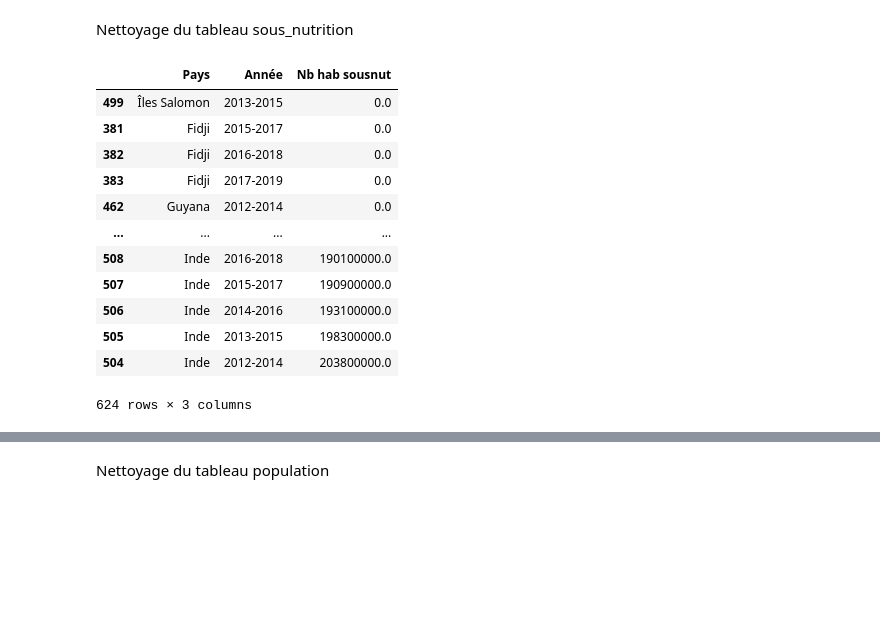
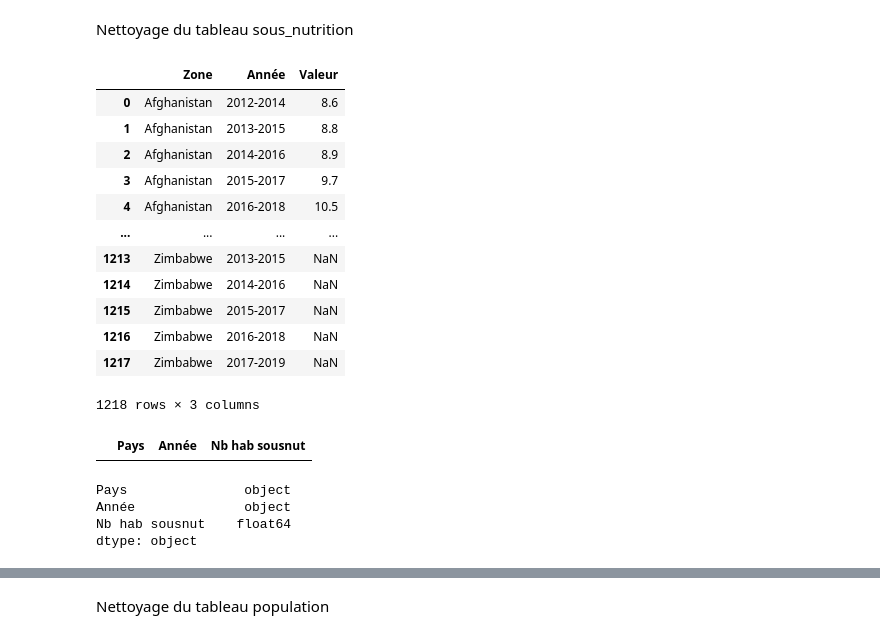
Before and after one commit to Randasabag/Etude_Sante_Publique, a Jupyter notebook: P4_alsabbagh_Etude_Sante_Publique.ipynb, the cells around one changed output, grey strips where cells are left out. Drawn from its saved outputs; the diff is of its cells as text; code cells hidden in the pictures; blank space fills up the shorter version.

```diff
--- a/P4_alsabbagh_Etude_Sante_Publique.ipynb
+++ b/P4_alsabbagh_Etude_Sante_Publique.ipynb
@@ -54,0 +60,2 @@ import matplotlib.pyplot as plt
+# %%
+uploaded = files.upload()
@@ -55,49 +68,52 @@ import matplotlib.pyplot as plt
 # %% [markdown]
 **Lecture des fichiers csv : aide_alimentaire, population, sous_nutrition, dispo_alimentaire**
 # %%
-df_aa=pd.read_csv("aide_alimentaire.csv")
-df_da=pd.read_csv("dispo_alimentaire.csv")
-df_pop=pd.read_csv("population.csv")
-df_sn=pd.read_csv("sous_nutrition.csv")
+df_aa=pd.read_csv(io.BytesIO(uploaded['aide_alimentaire.csv']))
+df_da=pd.read_csv(io.BytesIO(uploaded["dispo_alimentaire.csv"]))
+df_pop=pd.read_csv(io.BytesIO(uploaded["population.csv"]))
+df_sn=pd.read_csv(io.BytesIO(uploaded["sous_nutrition.csv"]))
 # %% [markdown]
 Les informations sont demandées  pour l’année 2017.
 # %% [markdown]
 <font color='cyan'>**PRE-TRAITEMENT DES DONNEES**<font/>
 # %% [markdown]
 Nettoyage du tableau sous_nutrition
+# %%
+df_sn
+# %% [output]
+|  | Zone | Année | Valeur |
+| 0 | Afghanistan | 2012-2014 | 8.6 |
+| 1 | Afghanistan | 2013-2015 | 8.8 |
+| 2 | Afghanistan | 2014-2016 | 8.9 |
+| 3 | Afghanistan | 2015-2017 | 9.7 |
+| 4 | Afghanistan | 2016-2018 | 10.5 |
+| ... | ... | ... | ... |
+| 1213 | Zimbabwe | 2013-2015 | NaN |
+| 1214 | Zimbabwe | 2014-2016 | NaN |
+| 1215 | Zimbabwe | 2015-2017 | NaN |
+| 1216 | Zimbabwe | 2016-2018 | NaN |
+| 1217 | Zimbabwe | 2017-2019 | NaN |
+1218 rows × 3 columns
 # %%
 #renomme la colonne Valeur par Nb hab sousnut pour avoir un sens plus explicite et faire la différence avec les colonnes des autres tables
 df_sn=df_sn.rename(columns={'Valeur':'Nb hab sousnut','Zone':'Pays'})
 
 #existence de valeurs null
-df_sn=df_sn[df_sn['Nb hab sousnut'].notnull()]
+df_sn[df_sn['Nb hab sousnut'].notnull()]
 
 #pas de doublons
 df_sn[(df_sn.duplicated(keep=False))==True]
-
-#remplace la valeur '<0.1' (inferieure à 100000 personnes) par 0 (impact faible)
-df_sn['Nb hab sousnut']=df_sn['Nb hab sousnut'].replace(['<0.1'],'0')
-
-#changement de types des champs
-df_sn=df_sn.astype({'Pays':str, 'Année':str, 'Nb hab sousnut':float})
-df_sn.dtypes
-
-#conversion pour avoir les mêmes unités entre les differentes données : *1000000 du nombre d'habitants en sous-nutrition
-df_snut['Nb hab sousnut']=df_sn['Nb hab sousnut']*1000000
-
-#Affiche les lignes ordonnées par odre croissant en fonction du nombre d'habitants en sous nutrition
-df_snut.sort_values(['Nb hab sousnut'])
 # %% [output]
 |  | Pays | Année | Nb hab sousnut |
-| 499 | Îles Salomon | 2013-2015 | 0.0 |
-| 381 | Fidji | 2015-2017 | 0.0 |
-| 382 | Fidji | 2016-2018 | 0.0 |
-| 383 | Fidji | 2017-2019 | 0.0 |
-| 462 | Guyana | 2012-2014 | 0.0 |
-| ... | ... | ... | ... |
-| 508 | Inde | 2016-2018 | 190100000.0 |
-| 507 | Inde | 2015-2017 | 190900000.0 |
-| 506 | Inde | 2014-2016 | 193100000.0 |
-| 505 | Inde | 2013-2015 | 198300000.0 |
-| 504 | Inde | 2012-2014 | 203800000.0 |
-624 rows × 3 columns
+# %%
+#remplace la valeur '<0.1' (inferieure à 100000 personnes) par 0 (impact faible)
+df_sn['Nb hab sousnut']=df_sn['Nb hab sousnut'].replace(['<0.1'],'0')
+
+#changement de types des champs
+df_sn=df_sn.astype({'Pays':str, 'Année':str, 'Nb hab sousnut':float})
+df_sn.dtypes
+# %% [output]
+Pays               object
+Année              object
+Nb hab sousnut    float64
+dtype: object
```
Also changed, not shown: parts of 22 cells of this notebook.
